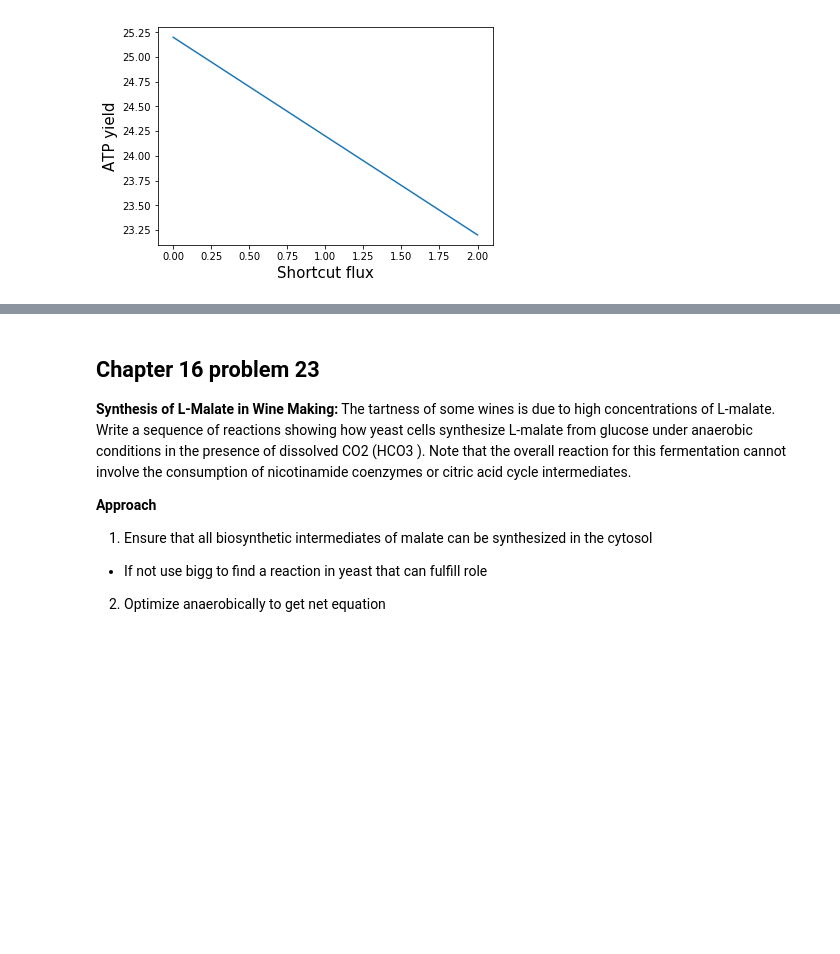
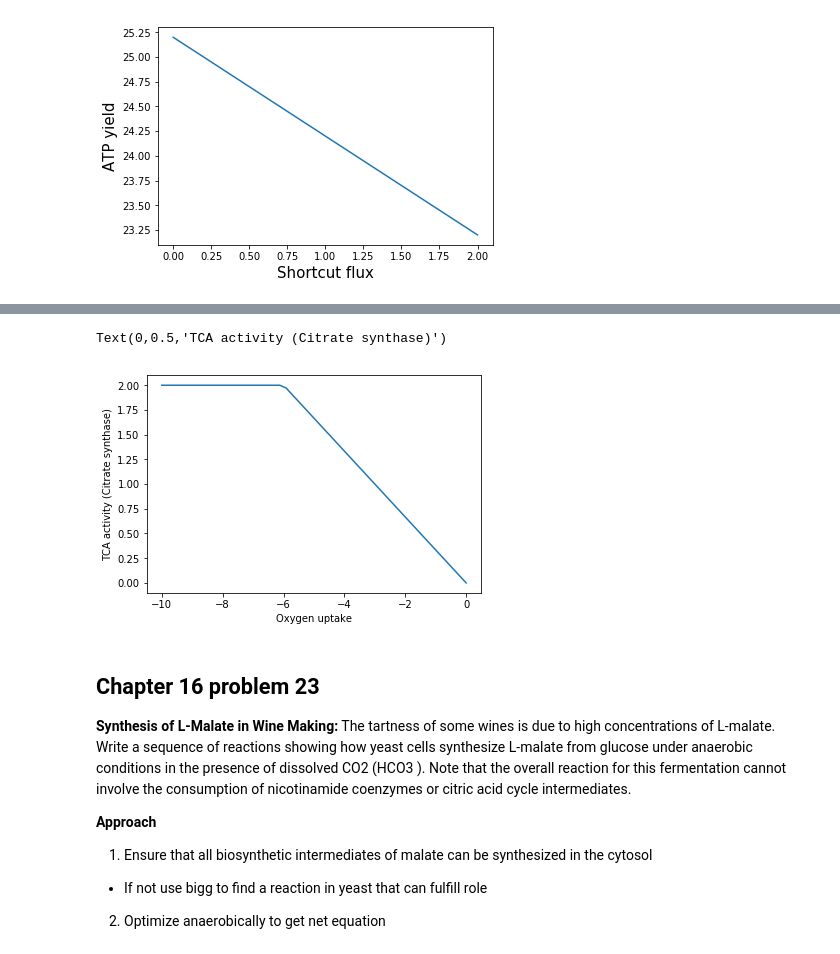
Before and after one commit to coltonlloyd/beng_213, a Jupyter notebook: beng213/completed_exercises/Exercise 3 - Solving homework problems.ipynb, the cells around one changed output, grey strips where cells are left out. Cells and saved outputs as stored; diff of their text form; code cells hidden in the pictures; blank space fills up the shorter version.

```diff
--- a/beng213/completed_exercises/Exercise 3 - Solving homework problems.ipynb
+++ b/beng213/completed_exercises/Exercise 3 - Solving homework problems.ipynb
@@ -102,3 +114,18 @@ Text(0.5,0,'Shortcut flux')
+# %%
+model = cobra.io.load_json_model('../resources/core_model.json')
+tca = []
+oxygen = np.linspace(-10, 0)
+for lb in oxygen:
+    model.reactions.EX_o2_c.lower_bound = lb
+    sol = model.optimize()
+    tca.append(sol.fluxes['CSm'])
+
+plt.plot(oxygen, tca)
+plt.xlabel('Oxygen uptake')
+plt.ylabel('TCA activity (Citrate synthase)')
+# %% [output]
+Text(0,0.5,'TCA activity (Citrate synthase)')
+[figure, added]
 # %% [markdown]
 ## Chapter 16 problem 23
 **Synthesis of L-Malate in Wine Making:** The tartness of some wines is due to high concentrations of L-malate. Write a sequence of reactions showing how yeast cells synthesize L-malate from glucose under anaerobic conditions in the presence of dissolved CO2 (HCO3 ). Note that the overall reaction for this fermentation cannot involve the consumption of nicotinamide coenzymes or citric acid cycle intermediates.
```
Also changed, not shown: parts of 22 cells of this notebook, 3 other files.
